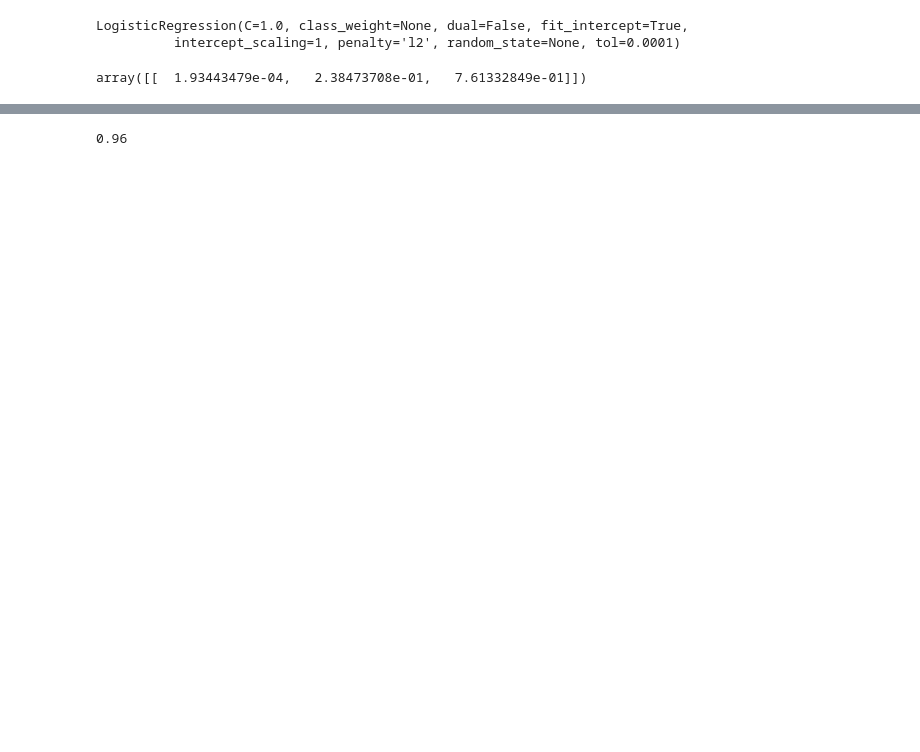
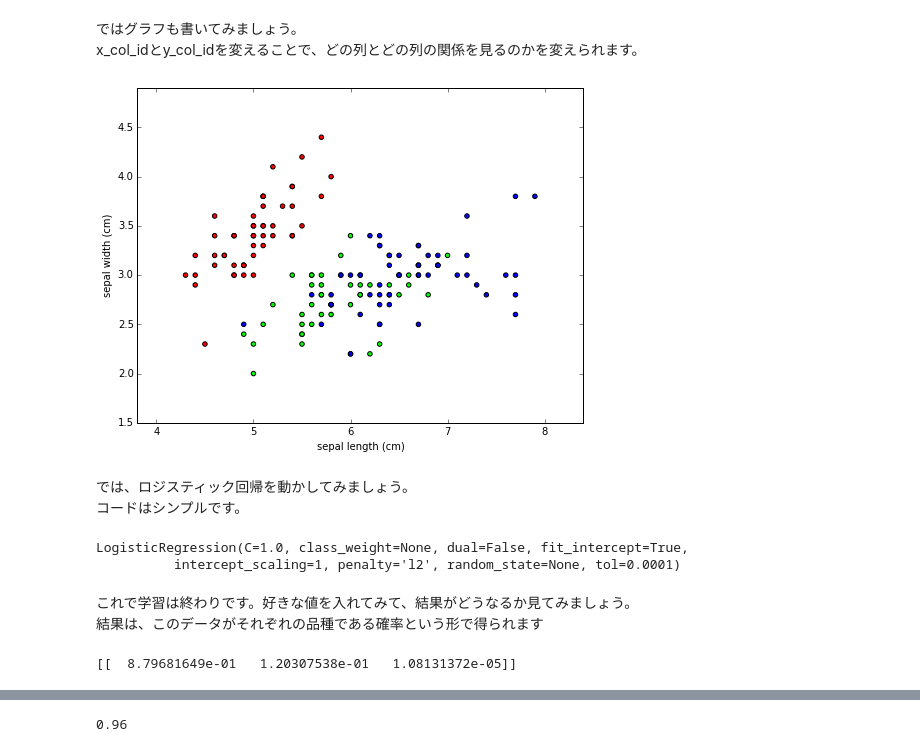
Before and after one commit to UT-HACKs/150523-MLSeminar, a Jupyter notebook: MachineLearning.ipynb, the cells around one changed output, grey strips where cells are left out. Drawn from its saved outputs; the diff is of its cells as text; code cells hidden in the pictures; blank space fills up the shorter version.

```diff
--- a/MachineLearning.ipynb
+++ b/MachineLearning.ipynb
@@ -6,0 +33,19 @@ Y = iris.target
+# %%
+import sys
+target_names = iris.target_names
+feature_names = iris.feature_names
+ncol = len(X[0])
+nrow = len(X)
+
+for i in range(ncol):
+    sys.stdout.write(feature_names[i])
+    sys.stdout.write(", ")
+sys.stdout.write("target \n")
+
+for i in range(nrow):
+    for j in range(ncol+1):
+        if(j<ncol):
+            sys.stdout.write(str(X[i,j]))
+            sys.stdout.write(", ")
+        else:
+            print(target_names[Y[i]])
@@ -7,2 +70,42 @@ Y = iris.target
+# %% [markdown]
+ではグラフも書いてみましょう。<br>
+x_col_idとy_col_idを変えることで、どの列とどの列の関係を見るのかを変えられます。
+# %%
+%matplotlib inline
+import matplotlib.pyplot as plt
+from matplotlib.colors import ListedColormap
+"""
+col_id
+0: sepal length (cm)
+1: sepal width (cm)
+2: petal length (cm)
+3: petal width (cm)
+"""
+
+x_col_id = 0
+y_col_id = 1
+x_min, x_max = X[:, x_col_id].min() - .5, X[:,  x_col_id].max() + .5
+y_min, y_max = X[:, y_col_id].min() - .5, X[:,  y_col_id].max() + .5
+
+plt.figure(2, figsize=(8, 6))
+plt.clf()
+
+
+
+# データ点をプロット
+#色はsetosa:赤、versicolor:青、virginica:緑
+cmap_bold = ListedColormap(['#FF0000', '#00FF00', '#0000FF'])
+plt.scatter(X[:, x_col_id], X[:, y_col_id], c=Y, cmap=cmap_bold)
+plt.xlabel(feature_names[x_col_id])
+plt.ylabel(feature_names[y_col_id])
+
+plt.xlim(x_min, x_max)
+plt.ylim(y_min, y_max)
+plt.show()
+# %% [output]
+[figure, added]
+# %% [markdown]
+では、ロジスティック回帰を動かしてみましょう。<br>
+コードはシンプルです。
 # %%
 from sklearn.linear_model import LogisticRegression
@@ -11,7 +114,11 @@ mdl.fit(X,Y)
 # %% [output]
 LogisticRegression(C=1.0, class_weight=None, dual=False, fit_intercept=True,
           intercept_scaling=1, penalty='l2', random_state=None, tol=0.0001)
-# %%
-mdl.predict_proba([7.7,3.8,6.7,2.2])
-# %% [output]
-array([[  1.93443479e-04,   2.38473708e-01,   7.61332849e-01]])
+# %% [markdown]
+これで学習は終わりです。好きな値を入れてみて、結果がどうなるか見てみましょう。<br>
+結果は、このデータがそれぞれの品種である確率という形で得られます
+# %%
+#probablity of setosa, versicolor, virginica
+print(logit.predict_proba([5.1, 3.5, 1.4, 0.2]))
+# %% [output]
+[[  8.79681649e-01   1.20307538e-01   1.08131372e-05]]
```
Also changed, not shown: parts of 15 cells of this notebook.
